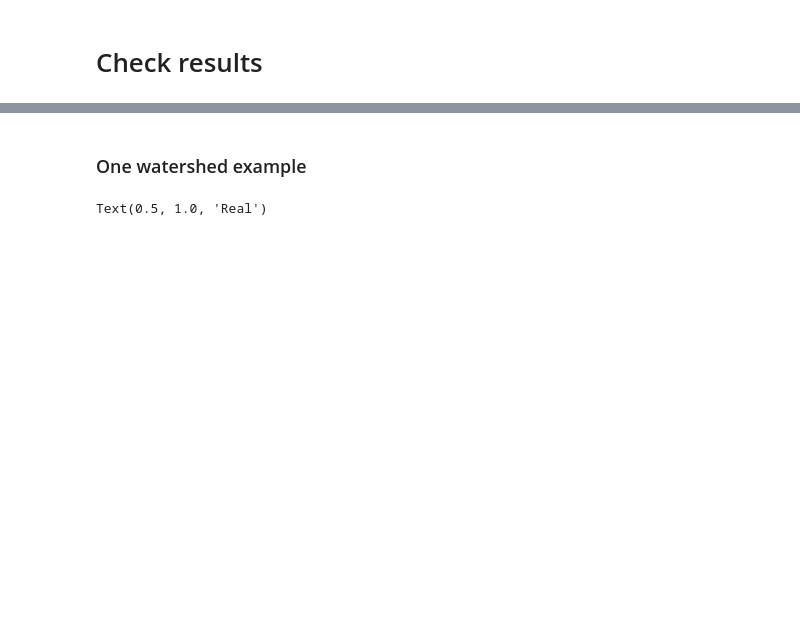
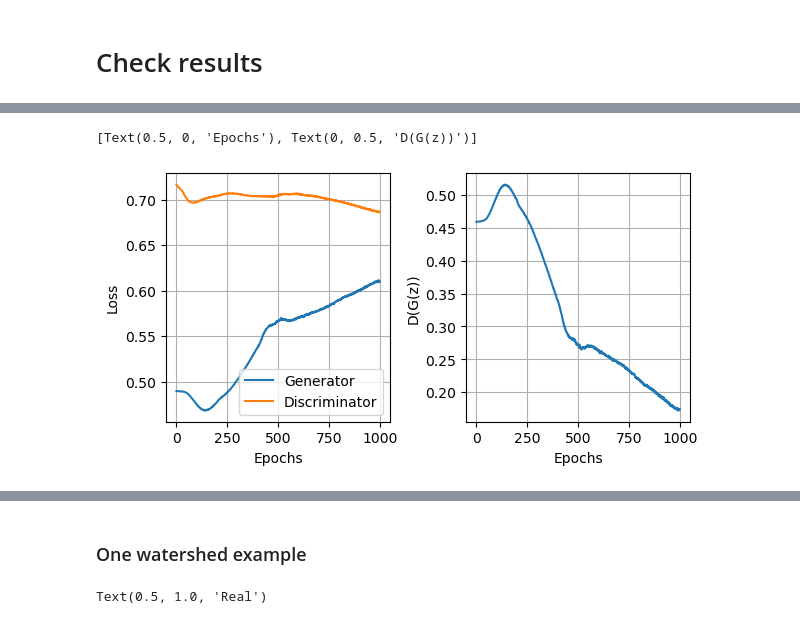
Before and after one commit to kinyatoride/PSL_GAN, a Jupyter notebook: hackathon_gan.ipynb, the cells around one changed output, grey strips where cells are left out. Cells and saved outputs as stored; diff of their text form; code cells hidden in the pictures; blank space fills up the shorter version.

```diff
--- a/hackathon_gan.ipynb
+++ b/hackathon_gan.ipynb
@@ -258,3 +325,23 @@ import seaborn as sns
+# %%
+fig, axs = plt.subplots(1, 2, figsize=(6, 3), layout='constrained')
+ax = axs[0]
+ax.plot(history['gen_loss'], label='Generator')
+ax.plot(history['disc_loss'], label='Discriminator')
+
+ax.legend()
+ax.grid()
+ax.set(xlabel='Epochs',
+       ylabel='Loss')
+
+ax = axs[1]
+ax.plot(history['disc_fake_pred'])
+
+ax.grid()
+ax.set(xlabel='Epochs',
+       ylabel='D(G(z))')
+# %% [output]
+[Text(0.5, 0, 'Epochs'), Text(0, 0.5, 'D(G(z))')]
+[figure, added]
 # %%
 fake_noise = get_noise(720, z_dim, device=device)
 fake = gen(fake_noise).cpu().detach().numpy()
```
Also changed, not shown: parts of 15 cells of this notebook, 1 other file.
